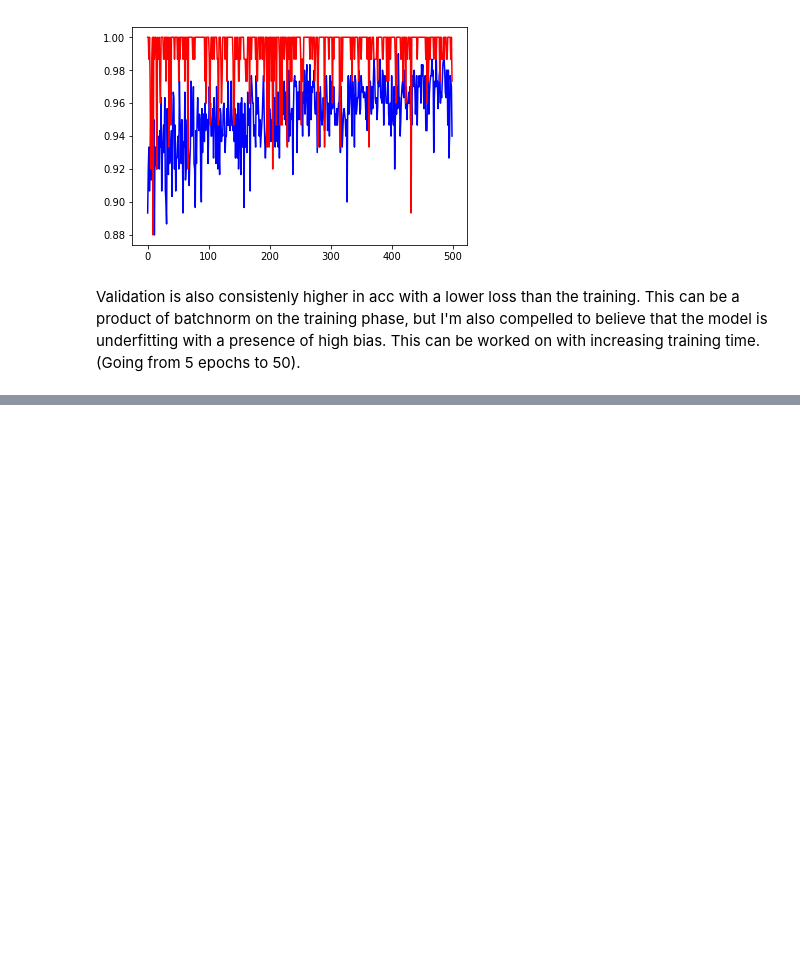
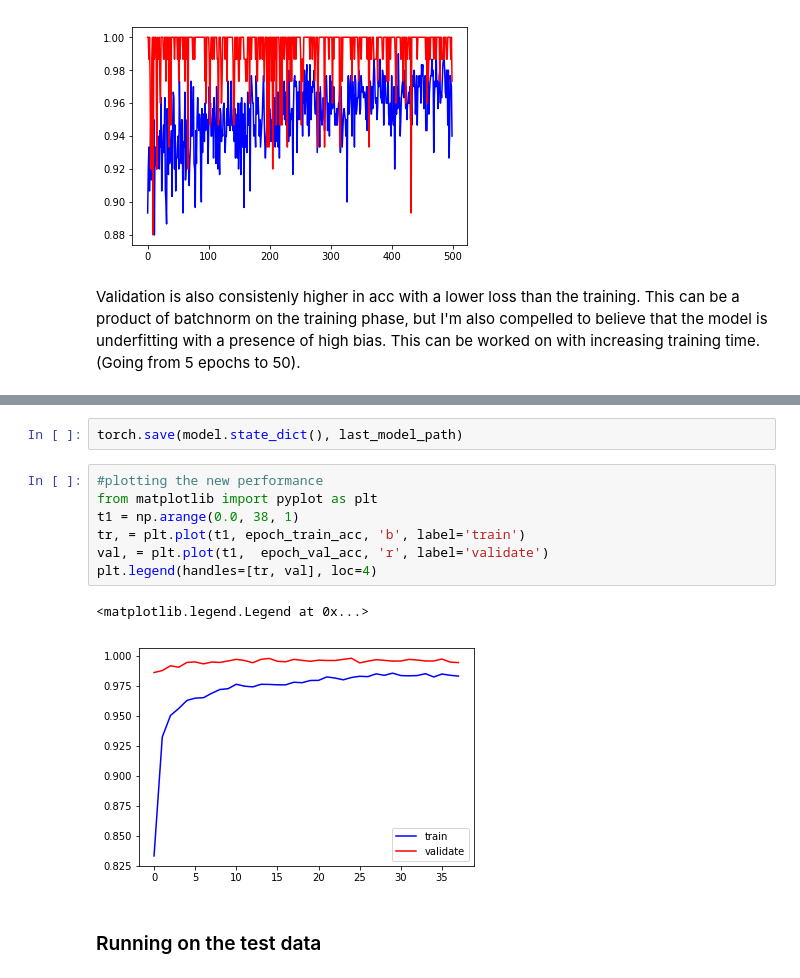
Before and after one commit to goaaron/few_shot_learning, a Jupyter notebook: code/Few Shot Omniglot.ipynb, the cells around one changed output, grey strips where cells are left out. Cells and saved outputs as stored; diff of their text form; blank space fills up the shorter version.

Commit message:
test result

```diff
--- a/code/Few Shot Omniglot.ipynb
+++ b/code/Few Shot Omniglot.ipynb
@@ -454,0 +558,14 @@ Validation is also consistenly higher in acc with a lower loss than the training
+# %%
+torch.save(model.state_dict(), last_model_path)
+# %%
+#plotting the new performance
+from matplotlib import pyplot as plt
+t1 = np.arange(0.0, 38, 1)
+tr, = plt.plot(t1, epoch_train_acc, 'b', label='train')
+val, = plt.plot(t1,  epoch_val_acc, 'r', label='validate')
+plt.legend(handles=[tr, val], loc=4)
+# %% [output]
+<matplotlib.legend.Legend at 0x...>
+[figure, added]
+# %% [markdown]
+### Running on the test data
```
Also changed, not shown: parts of 4 cells of this notebook.
